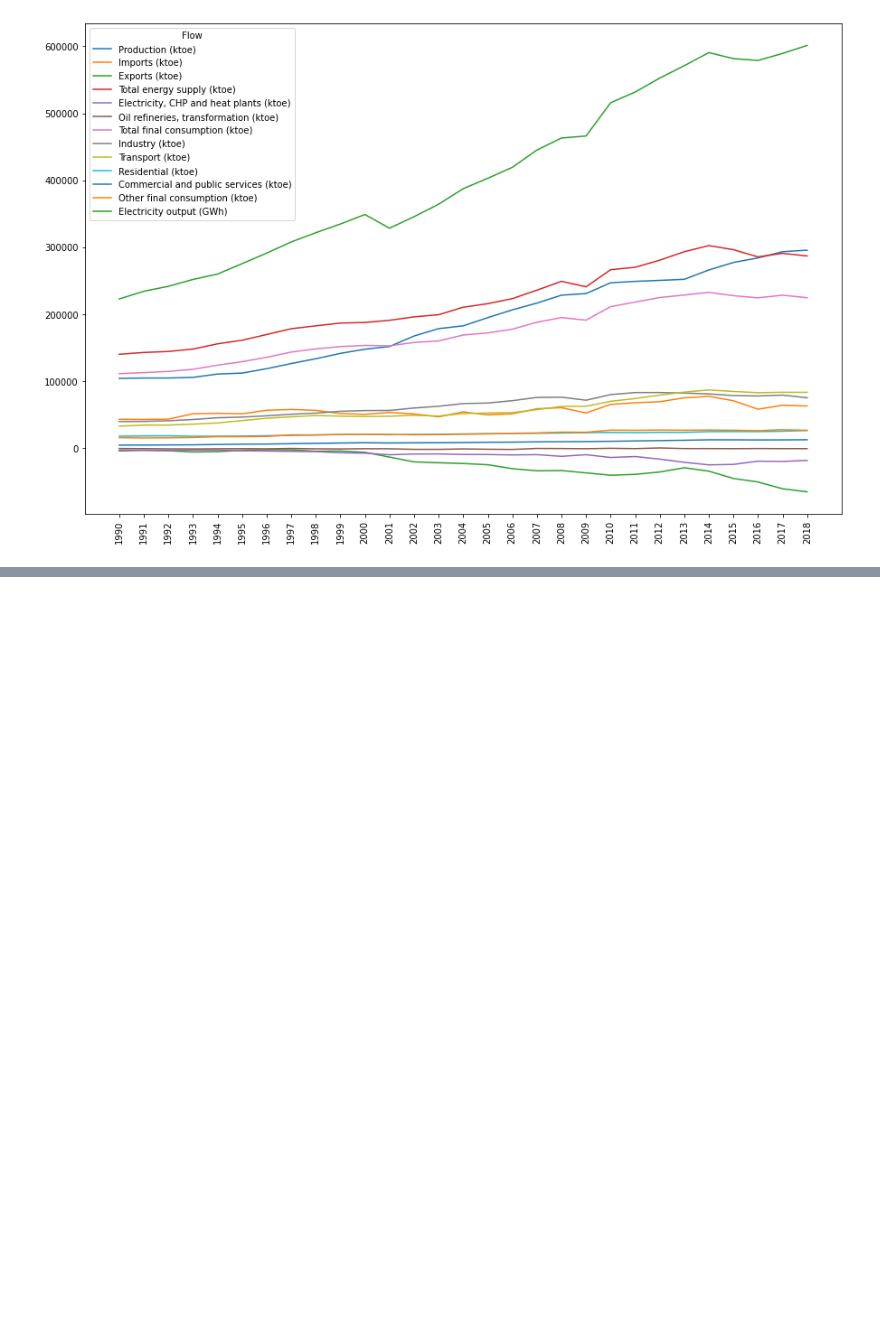
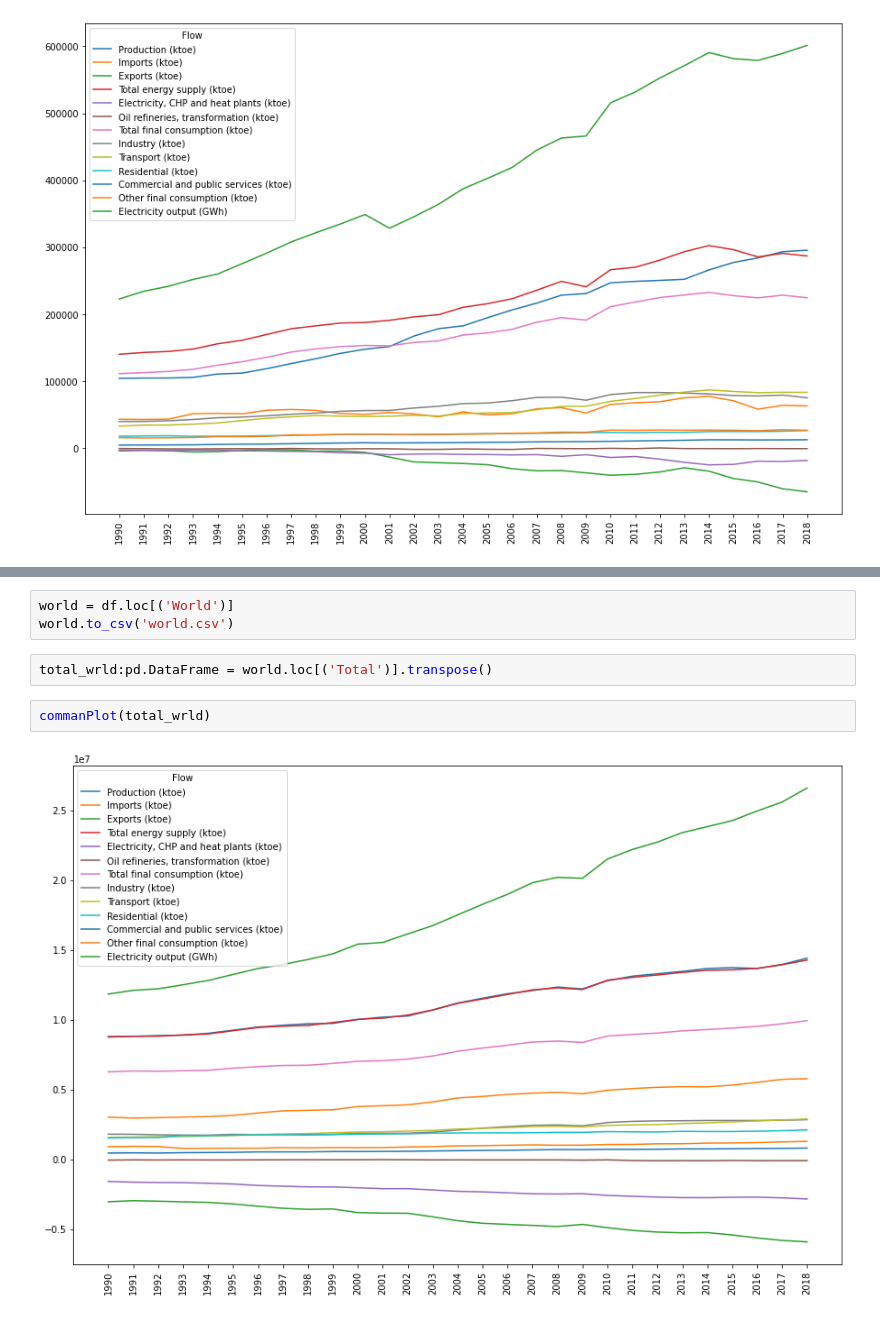
Before and after one commit to VitorHugoOli/Analise_Dados_Energetico, a Jupyter notebook: Analise_IEA.ipynb, the cells around one changed output, grey strips where cells are left out. Cells and saved outputs as stored; diff of their text form; blank space fills up the shorter version.

```diff
--- a/Analise_IEA.ipynb
+++ b/Analise_IEA.ipynb
@@ -65,0 +150,9 @@ commanPlot(eletric)
+# %%
+world = df.loc[('World')]
+world.to_csv('world.csv')
+# %%
+total_wrld:pd.DataFrame = world.loc[('Total')].transpose()
+# %%
+commanPlot(total_wrld)
+# %% [output]
+[figure, added]
```
Also changed, not shown: parts of 11 cells of this notebook.
